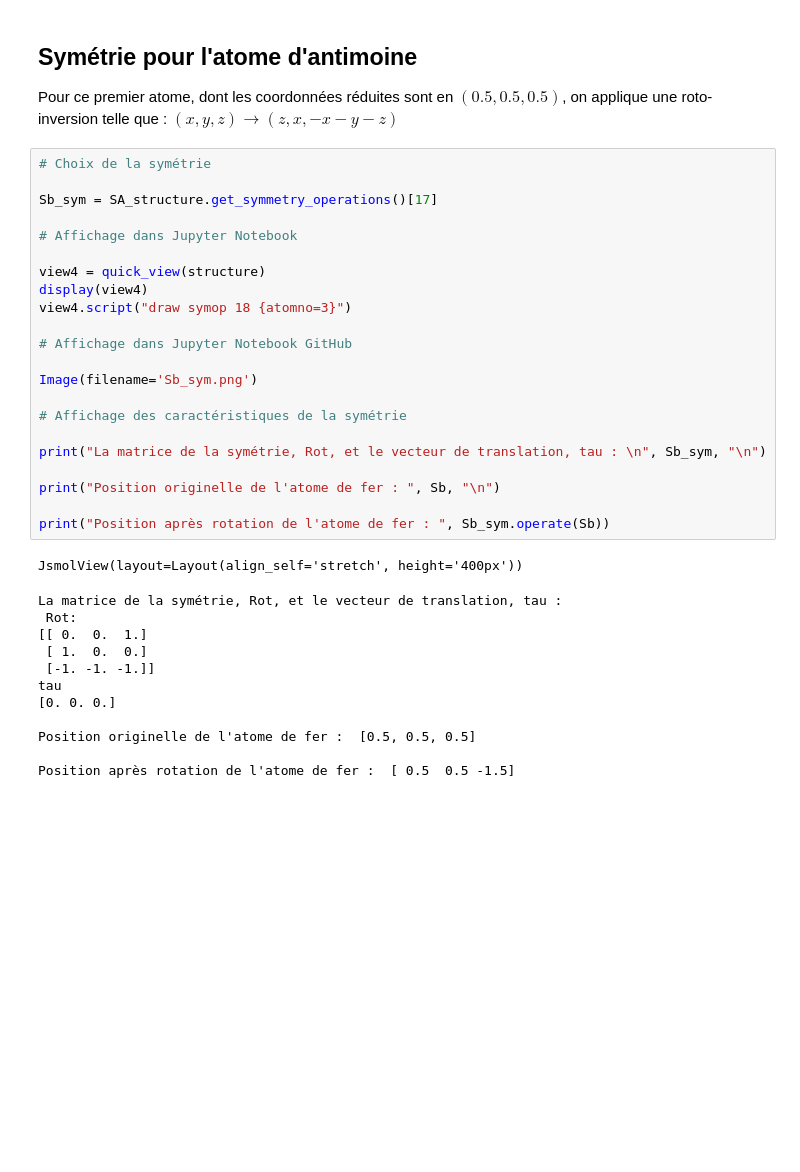
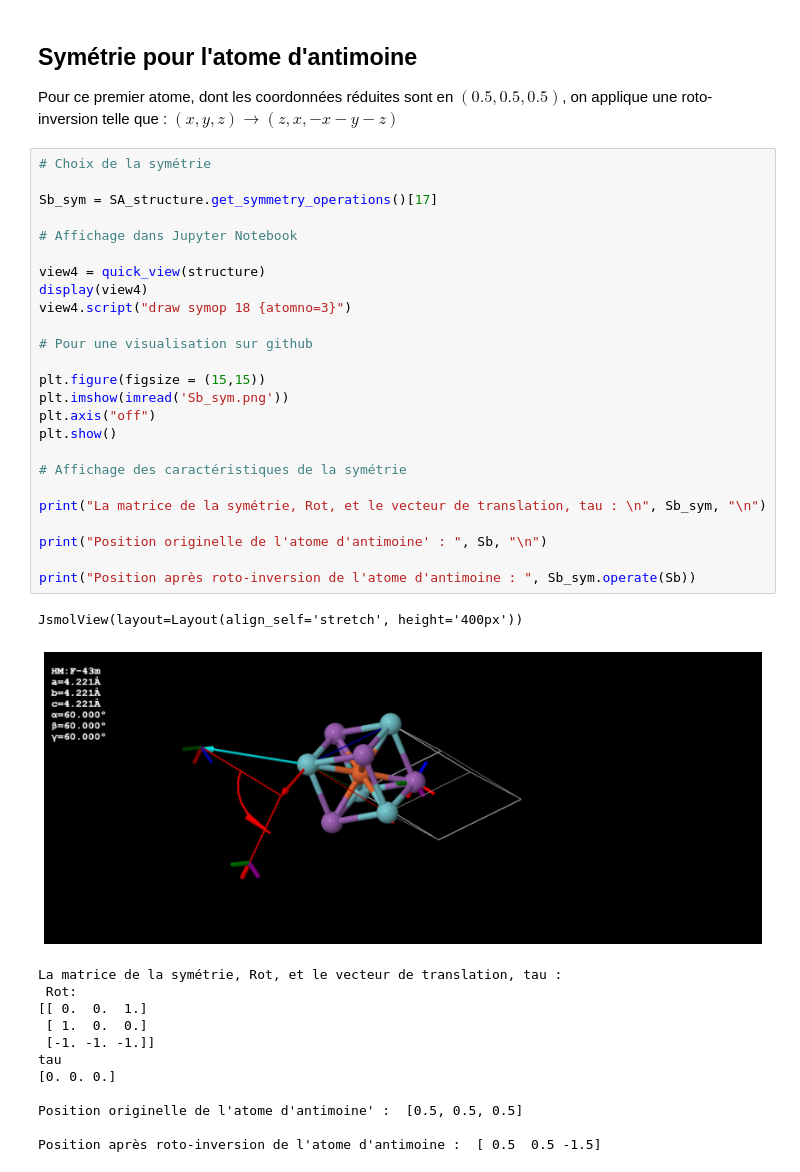
Before and after one commit to gauthiergalez/lmapr1492, a Jupyter notebook: symmetry.ipynb, the cells around one changed output. Saved outputs shown, nothing was run; the diff lists cells and outputs as text; blank space fills up the shorter version.

```diff
--- a/symmetry.ipynb
+++ b/symmetry.ipynb
@@ -131,27 +144,31 @@ Pour ce premier atome, dont les coordonnées réduites sont en $(0.5,0.5,0.5)$,
 # %%
 # Choix de la symétrie
 
 Sb_sym = SA_structure.get_symmetry_operations()[17]
 
 # Affichage dans Jupyter Notebook
 
 view4 = quick_view(structure)
 display(view4)
 view4.script("draw symop 18 {atomno=3}")
 
-# Affichage dans Jupyter Notebook GitHub
+# Pour une visualisation sur github
 
-Image(filename='Sb_sym.png')
+plt.figure(figsize = (15,15))
+plt.imshow(imread('Sb_sym.png'))
+plt.axis("off")
+plt.show()
 
 # Affichage des caractéristiques de la symétrie
 
 print("La matrice de la symétrie, Rot, et le vecteur de translation, tau : \n", Sb_sym, "\n")
 
-print("Position originelle de l'atome de fer : ", Sb, "\n")
+print("Position originelle de l'atome d'antimoine' : ", Sb, "\n")
 
-print("Position après rotation de l'atome de fer : ", Sb_sym.operate(Sb))
+print("Position après roto-inversion de l'atome d'antimoine : ", Sb_sym.operate(Sb))
 # %% [output]
 JsmolView(layout=Layout(align_self='stretch', height='400px'))
+[figure, added]
 La matrice de la symétrie, Rot, et le vecteur de translation, tau :
  Rot:
 [[ 0.  0.  1.]
@@ -160,6 +177,6 @@ La matrice de la symétrie, Rot, et le vecteur de translation, tau :
 tau
 [0. 0. 0.]
 
-Position originelle de l'atome de fer :  [0.5, 0.5, 0.5]
+Position originelle de l'atome d'antimoine' :  [0.5, 0.5, 0.5]
 
-Position après rotation de l'atome de fer :  [ 0.5  0.5 -1.5]
+Position après roto-inversion de l'atome d'antimoine :  [ 0.5  0.5 -1.5]
```
Also changed, not shown: parts of 5 cells of this notebook.
